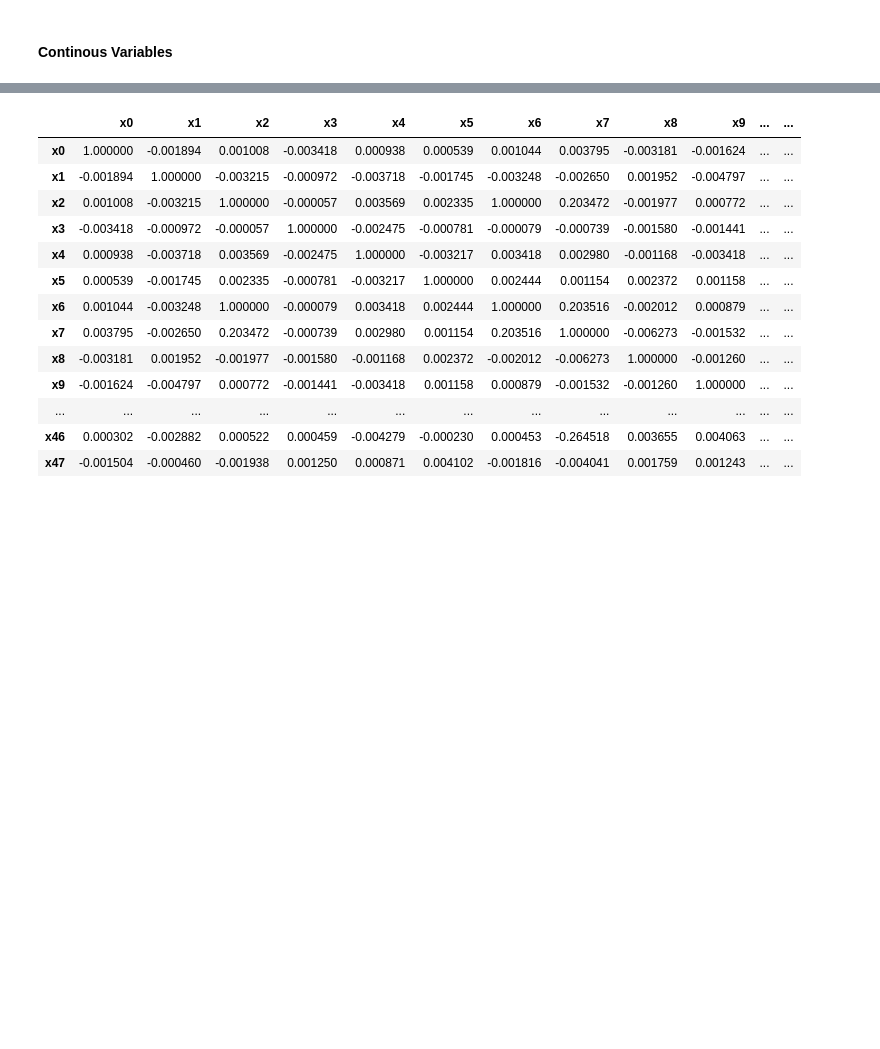
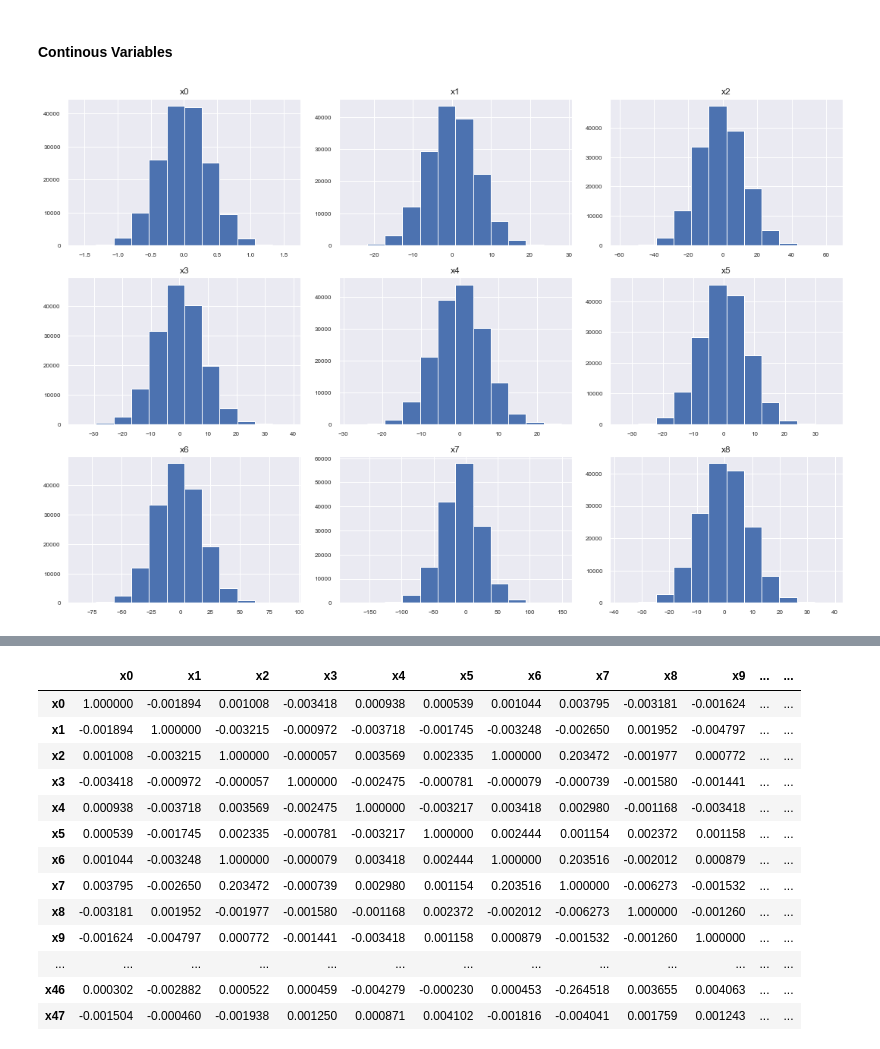
Before and after one commit to dhyanshah/MS7333_QTW, a Jupyter notebook: Final_Case/QTW_FinalCase.ipynb, the cells around one changed output, grey strips where cells are left out. Cells and saved outputs as stored; diff of their text form; code cells hidden in the pictures; blank space fills up the shorter version.

```diff
--- a/Final_Case/QTW_FinalCase.ipynb
+++ b/Final_Case/QTW_FinalCase.ipynb
@@ -159,3 +159,17 @@ monday          488
 Name: x30, dtype: int64
 # %% [markdown]
 #### Continous Variables
+# %%
+df_num = df.drop(['x24', 'x29', 'x30'], axis=1)
+# %%
+df1 = df_num.iloc[:,0:9]
+df2 = df_num.iloc[:,10:19]
+df3 = df_num.iloc[:,20:29]
+df4 = df_num.iloc[:,30:40]
+df5 = df_num.iloc[:,41:47]
+# %%
+df1.hist(xlabelsize = 8, ylabelsize = 8, bins = 12, figsize = (15, 10))
+plt.tight_layout()
+plt.show()
+# %% [output]
+[figure, added]
```
Also changed, not shown: parts of 1 cell of this notebook.
